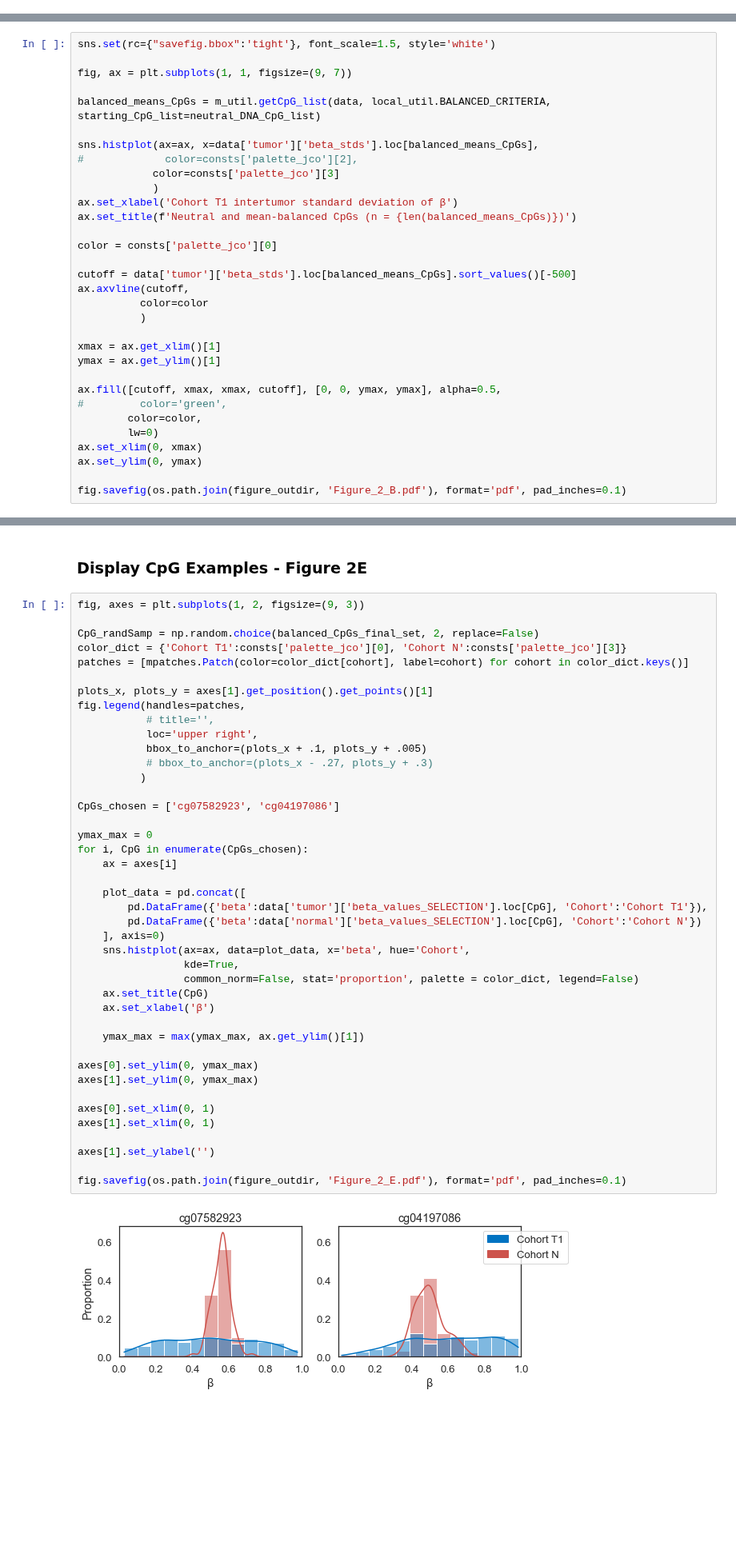
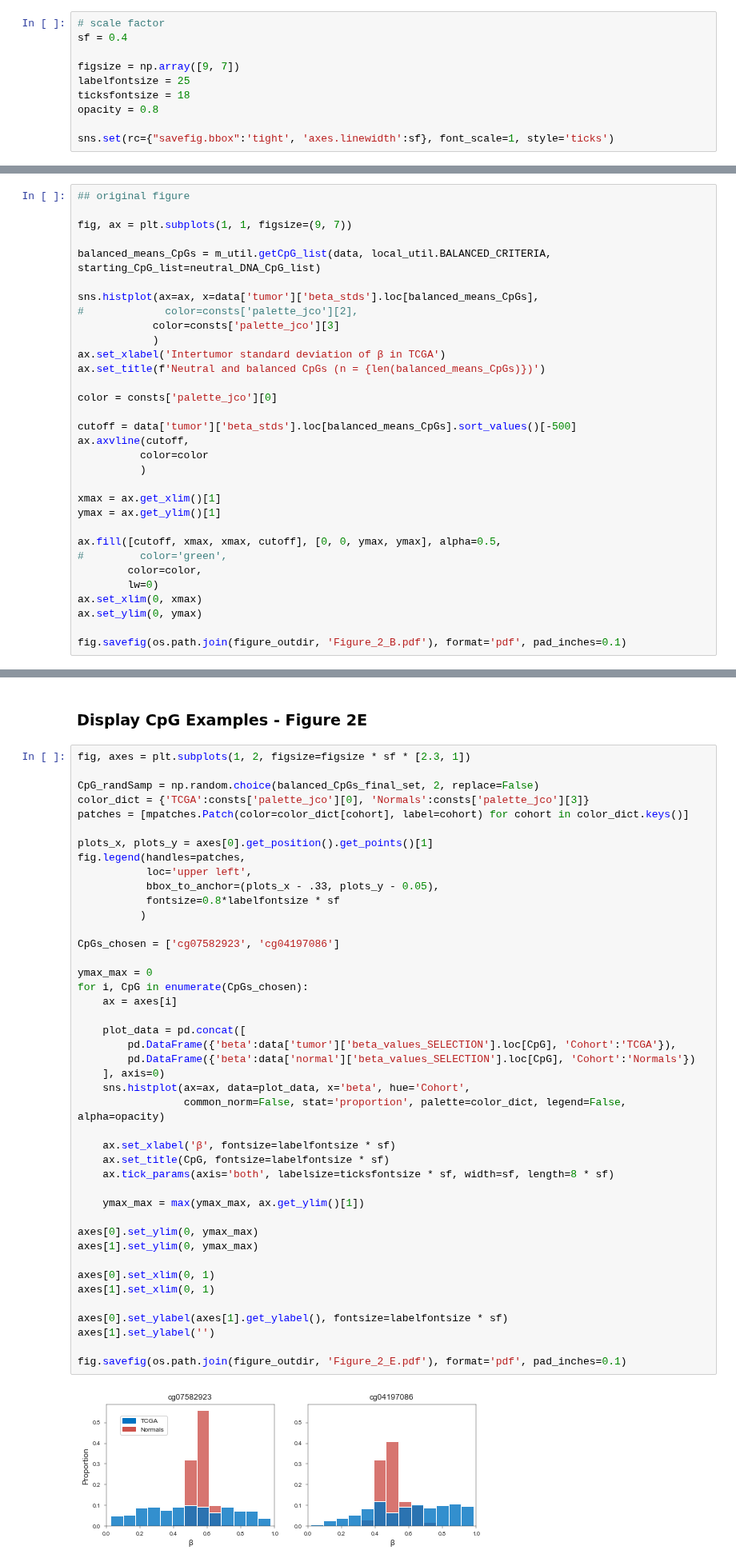
Before and after one commit to danmonyak/EpiClockInvasiveBRCA, a Jupyter notebook: Select_fCpGs/Select_fCpGs.ipynb, the cells around one changed output, grey strips where cells are left out. Shown at 80% size. Drawn from its saved outputs; the diff is of its cells as text; blank space fills up the shorter version.

```diff
--- a/Select_fCpGs/Select_fCpGs.ipynb
+++ b/Select_fCpGs/Select_fCpGs.ipynb
@@ -125,4 +127,14 @@ data['tumor']['beta_values'].loc[balanced_CpGs_final_set].to_csv(
 local_util.addMeanStdsNans(data)
 # %% [markdown]
 ### Visualization of Site Selection - Figures 1A and 1B
+# %%
+# scale factor
+sf = 0.4
+
+figsize = np.array([9, 7])
+labelfontsize = 25
+ticksfontsize = 18
+opacity = 0.8
+
+sns.set(rc={"savefig.bbox":'tight', 'axes.linewidth':sf}, font_scale=1, style='ticks')
 # %%
@@ -157,5 +184,5 @@ fig.savefig(os.path.join(figure_outdir, 'Figure_2_A.pdf'), format='pdf', pad_inc
 # %%
-sns.set(rc={"savefig.bbox":'tight'}, font_scale=1.5, style='white')
+## original figure
 
 fig, ax = plt.subplots(1, 1, figsize=(9, 7))
 
@@ -165,8 +192,8 @@ sns.histplot(ax=ax, x=data['tumor']['beta_stds'].loc[balanced_means_CpGs],
 #             color=consts['palette_jco'][2],
             color=consts['palette_jco'][3]
             )
-ax.set_xlabel('Cohort T1 intertumor standard deviation of β')
-ax.set_title(f'Neutral and mean-balanced CpGs (n = {len(balanced_means_CpGs)})')
+ax.set_xlabel('Intertumor standard deviation of β in TCGA')
+ax.set_title(f'Neutral and balanced CpGs (n = {len(balanced_means_CpGs)})')
 
 color = consts['palette_jco'][0]
 
@@ -191,49 +216,50 @@ fig.savefig(os.path.join(figure_outdir, 'Figure_2_B.pdf'), format='pdf', pad_inc
 # %% [markdown]
 ### Display CpG Examples - Figure 2E
 # %%
-fig, axes = plt.subplots(1, 2, figsize=(9, 3))
+fig, axes = plt.subplots(1, 2, figsize=figsize * sf * [2.3, 1])
 
 CpG_randSamp = np.random.choice(balanced_CpGs_final_set, 2, replace=False)
-color_dict = {'Cohort T1':consts['palette_jco'][0], 'Cohort N':consts['palette_jco'][3]}
+color_dict = {'TCGA':consts['palette_jco'][0], 'Normals':consts['palette_jco'][3]}
 patches = [mpatches.Patch(color=color_dict[cohort], label=cohort) for cohort in color_dict.keys()]
 
-plots_x, plots_y = axes[1].get_position().get_points()[1]
+plots_x, plots_y = axes[0].get_position().get_points()[1]
 fig.legend(handles=patches,
-           # title='',
-           loc='upper right',
-           bbox_to_anchor=(plots_x + .1, plots_y + .005)
-           # bbox_to_anchor=(plots_x - .27, plots_y + .3)
+           loc='upper left',
+           bbox_to_anchor=(plots_x - .33, plots_y - 0.05),
+           fontsize=0.8*labelfontsize * sf
           )
 
 CpGs_chosen = ['cg07582923', 'cg04197086']
 
 ymax_max = 0
 for i, CpG in enumerate(CpGs_chosen):
     ax = axes[i]
 
     plot_data = pd.concat([
-        pd.DataFrame({'beta':data['tumor']['beta_values_SELECTION'].loc[CpG], 'Cohort':'Cohort T1'}),
-        pd.DataFrame({'beta':data['normal']['beta_values_SELECTION'].loc[CpG], 'Cohort':'Cohort N'})
+        pd.DataFrame({'beta':data['tumor']['beta_values_SELECTION'].loc[CpG], 'Cohort':'TCGA'}),
+        pd.DataFrame({'beta':data['normal']['beta_values_SELECTION'].loc[CpG], 'Cohort':'Normals'})
     ], axis=0)
     sns.histplot(ax=ax, data=plot_data, x='beta', hue='Cohort',
-                 kde=True,
-                 common_norm=False, stat='proportion', palette = color_dict, legend=False)
-    ax.set_title(CpG)
-    ax.set_xlabel('β')
+                 common_norm=False, stat='proportion', palette=color_dict, legend=False, alpha=opacity)
+
+    ax.set_xlabel('β', fontsize=labelfontsize * sf)
+    ax.set_title(CpG, fontsize=labelfontsize * sf)
+    ax.tick_params(axis='both', labelsize=ticksfontsize * sf, width=sf, length=8 * sf)
 
     ymax_max = max(ymax_max, ax.get_ylim()[1])
 
 axes[0].set_ylim(0, ymax_max)
 axes[1].set_ylim(0, ymax_max)
 
 axes[0].set_xlim(0, 1)
 axes[1].set_xlim(0, 1)
 
+axes[0].set_ylabel(axes[1].get_ylabel(), fontsize=labelfontsize * sf)
 axes[1].set_ylabel('')
 
 fig.savefig(os.path.join(figure_outdir, 'Figure_2_E.pdf'), format='pdf', pad_inches=0.1)
 # %% [output]
-[figure, old version]
+[figure, new version]
 # %% [markdown]
 ## Plot a sample of CpGs
 # %%
```
Also changed, not shown: parts of 4 cells of this notebook, 1 other file.
